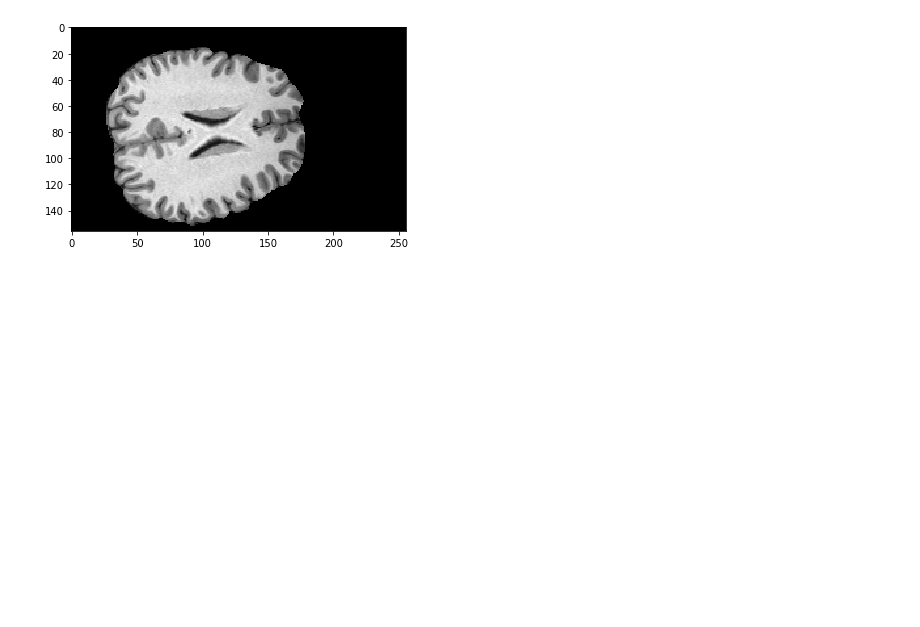
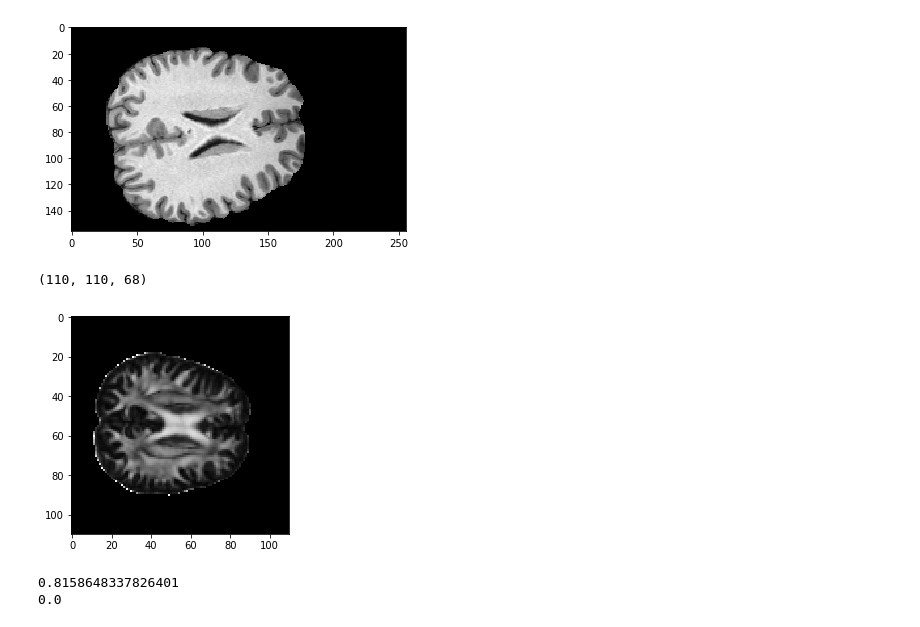
Before and after one commit to nathan-14200/wsbim2243, a Jupyter notebook: wsbim2243 - notebook.ipynb, the cells around one changed output. Saved outputs shown, nothing was run; the diff lists cells and outputs as text; code cells hidden in the pictures; blank space fills up the shorter version.

```diff
--- a/wsbim2243 - notebook.ipynb
+++ b/wsbim2243 - notebook.ipynb
@@ -219,3 +234,23 @@ plt.show()
 # %% [output]
 [figure]
 [figure]
+# %%
+file_path = "Nifti_Brain/E1_FA.nii"
+img=nib.load(file_path)
+fadata=img.get_fdata()
+print(data.shape)
+# %% [output]
+(110, 110, 68)
+# %%
+img = fadata[:,:,40]
+plt.imshow(img, cmap='gray')
+plt.show()
+# %% [output]
+[figure, added]
+# %%
+grey_im = (img*(255/1)).astype(np.uint8)
+print(img.max())
+print(img.min())
+# %% [output]
+0.8158648337826401
+0.0
```
Also changed, not shown: parts of 29 cells of this notebook, 1 other file.
